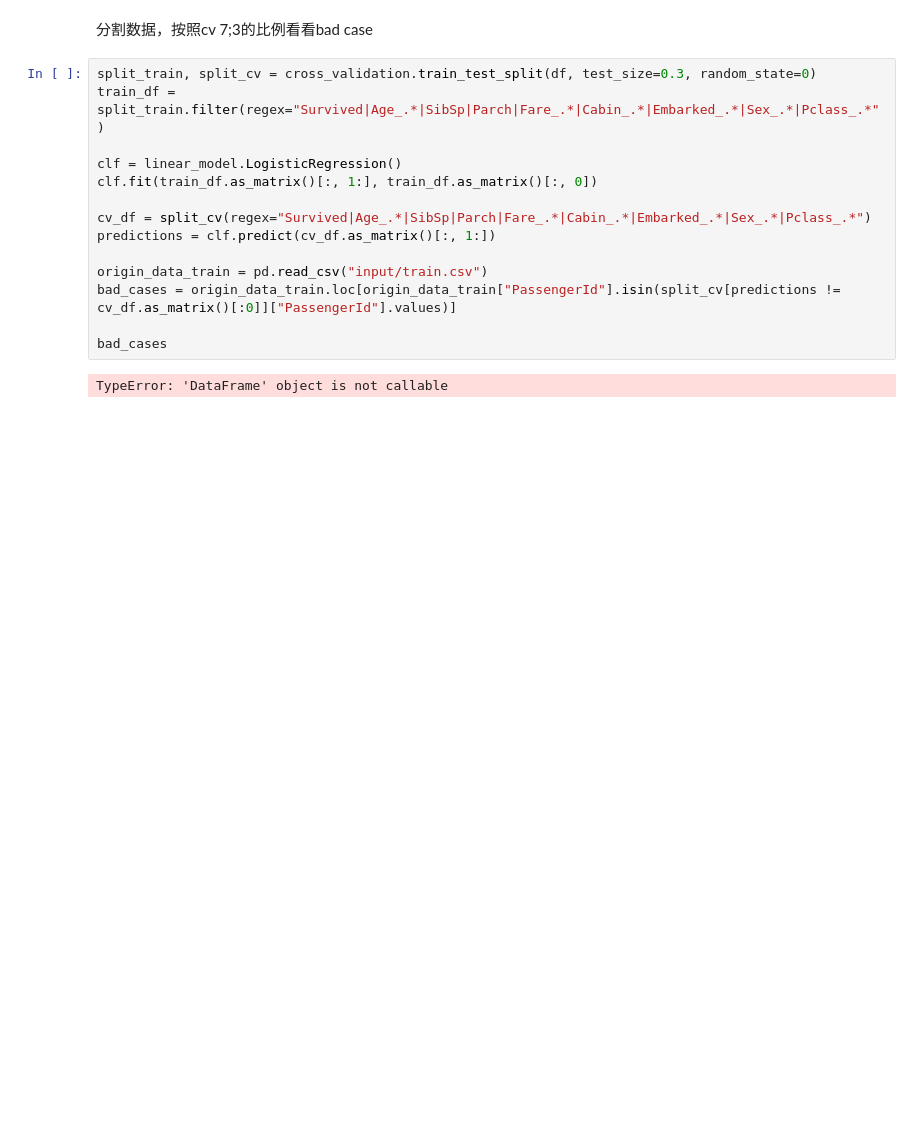
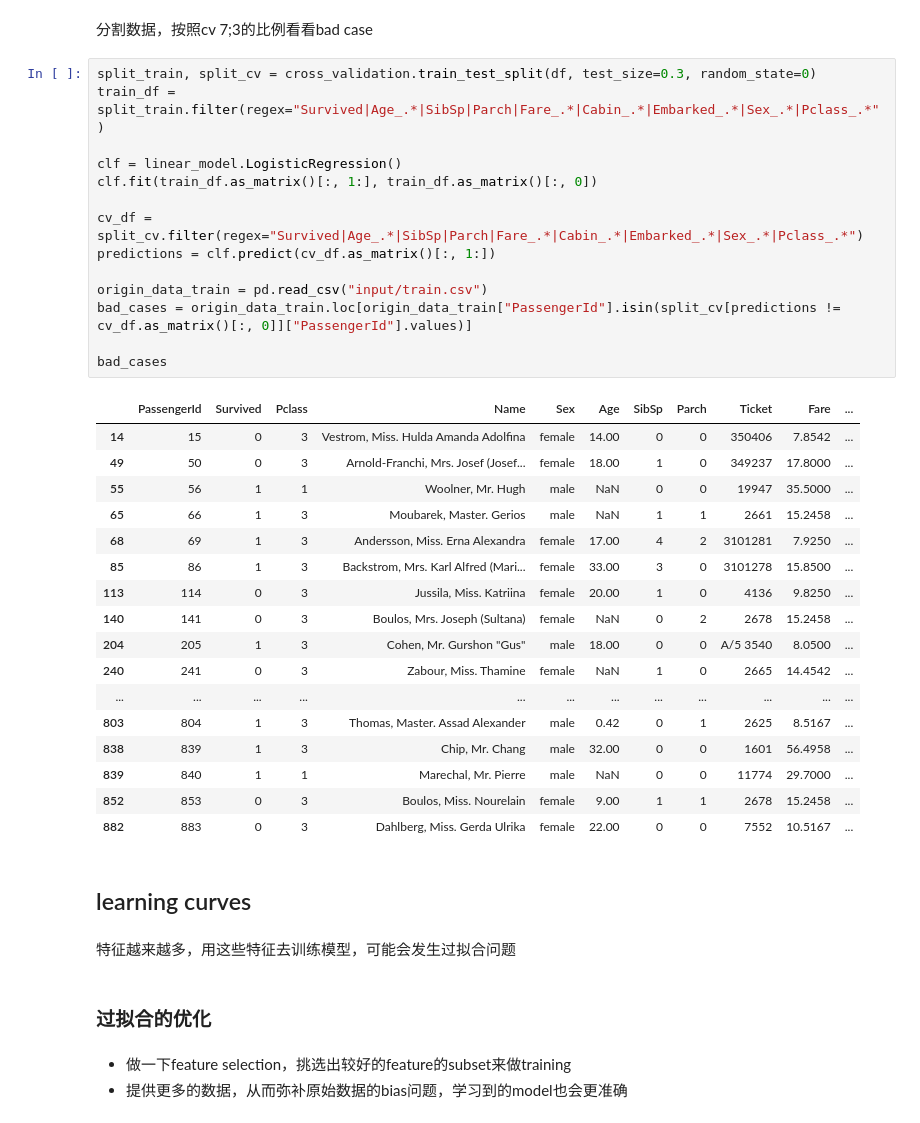
Before and after one commit to futheads/Python-study, a Jupyter notebook: MLexamples/Titanic/Titanic.ipynb, the cells around one changed output. Cells and saved outputs as stored; diff of their text form; blank space fills up the shorter version.

Commit message:
【A】添加learning curves

```diff
--- a/MLexamples/Titanic/Titanic.ipynb
+++ b/MLexamples/Titanic/Titanic.ipynb
@@ -484,16 +484,41 @@ print(cross_validation.cross_val_score(clf, X, y, cv=5).mean())
 # %%
 split_train, split_cv = cross_validation.train_test_split(df, test_size=0.3, random_state=0)
 train_df = split_train.filter(regex="Survived|Age_.*|SibSp|Parch|Fare_.*|Cabin_.*|Embarked_.*|Sex_.*|Pclass_.*")
 
 clf = linear_model.LogisticRegression()
 clf.fit(train_df.as_matrix()[:, 1:], train_df.as_matrix()[:, 0])
 
-cv_df = split_cv(regex="Survived|Age_.*|SibSp|Parch|Fare_.*|Cabin_.*|Embarked_.*|Sex_.*|Pclass_.*")
+cv_df = split_cv.filter(regex="Survived|Age_.*|SibSp|Parch|Fare_.*|Cabin_.*|Embarked_.*|Sex_.*|Pclass_.*")
 predictions = clf.predict(cv_df.as_matrix()[:, 1:])
 
 origin_data_train = pd.read_csv("input/train.csv")
-bad_cases = origin_data_train.loc[origin_data_train["PassengerId"].isin(split_cv[predictions != cv_df.as_matrix()[:0]]["PassengerId"].values)]
+bad_cases = origin_data_train.loc[origin_data_train["PassengerId"].isin(split_cv[predictions != cv_df.as_matrix()[:, 0]]["PassengerId"].values)]
 
 bad_cases
 # %% [output]
-TypeError: 'DataFrame' object is not callable
+|  | PassengerId | Survived | Pclass | Name | Sex | Age | SibSp | Parch | Ticket | Fare | ... |
+| 14 | 15 | 0 | 3 | Vestrom, Miss. Hulda Amanda Adolfina | female | 14.00 | 0 | 0 | 350406 | 7.8542 | ... |
+| 49 | 50 | 0 | 3 | Arnold-Franchi, Mrs. Josef (Josef... | female | 18.00 | 1 | 0 | 349237 | 17.8000 | ... |
+| 55 | 56 | 1 | 1 | Woolner, Mr. Hugh | male | NaN | 0 | 0 | 19947 | 35.5000 | ... |
+| 65 | 66 | 1 | 3 | Moubarek, Master. Gerios | male | NaN | 1 | 1 | 2661 | 15.2458 | ... |
+| 68 | 69 | 1 | 3 | Andersson, Miss. Erna Alexandra | female | 17.00 | 4 | 2 | 3101281 | 7.9250 | ... |
+| 85 | 86 | 1 | 3 | Backstrom, Mrs. Karl Alfred (Mari... | female | 33.00 | 3 | 0 | 3101278 | 15.8500 | ... |
+| 113 | 114 | 0 | 3 | Jussila, Miss. Katriina | female | 20.00 | 1 | 0 | 4136 | 9.8250 | ... |
+| 140 | 141 | 0 | 3 | Boulos, Mrs. Joseph (Sultana) | female | NaN | 0 | 2 | 2678 | 15.2458 | ... |
+| 204 | 205 | 1 | 3 | Cohen, Mr. Gurshon "Gus" | male | 18.00 | 0 | 0 | A/5 3540 | 8.0500 | ... |
+| 240 | 241 | 0 | 3 | Zabour, Miss. Thamine | female | NaN | 1 | 0 | 2665 | 14.4542 | ... |
+| ... | ... | ... | ... | ... | ... | ... | ... | ... | ... | ... | ... |
+| 803 | 804 | 1 | 3 | Thomas, Master. Assad Alexander | male | 0.42 | 0 | 1 | 2625 | 8.5167 | ... |
+| 838 | 839 | 1 | 3 | Chip, Mr. Chang | male | 32.00 | 0 | 0 | 1601 | 56.4958 | ... |
+| 839 | 840 | 1 | 1 | Marechal, Mr. Pierre | male | NaN | 0 | 0 | 11774 | 29.7000 | ... |
+| 852 | 853 | 0 | 3 | Boulos, Miss. Nourelain | female | 9.00 | 1 | 1 | 2678 | 15.2458 | ... |
+| 882 | 883 | 0 | 3 | Dahlberg, Miss. Gerda Ulrika | female | 22.00 | 0 | 0 | 7552 | 10.5167 | ... |
+# %% [markdown]
+## learning curves
+# %% [markdown]
+特征越来越多，用这些特征去训练模型，可能会发生过拟合问题
+# %% [markdown]
+### 过拟合的优化
+# %% [markdown]
+- 做一下feature selection，挑选出较好的feature的subset来做training
+- 提供更多的数据，从而弥补原始数据的bias问题，学习到的model也会更准确
```
Also changed, not shown: parts of 1 cell of this notebook.
